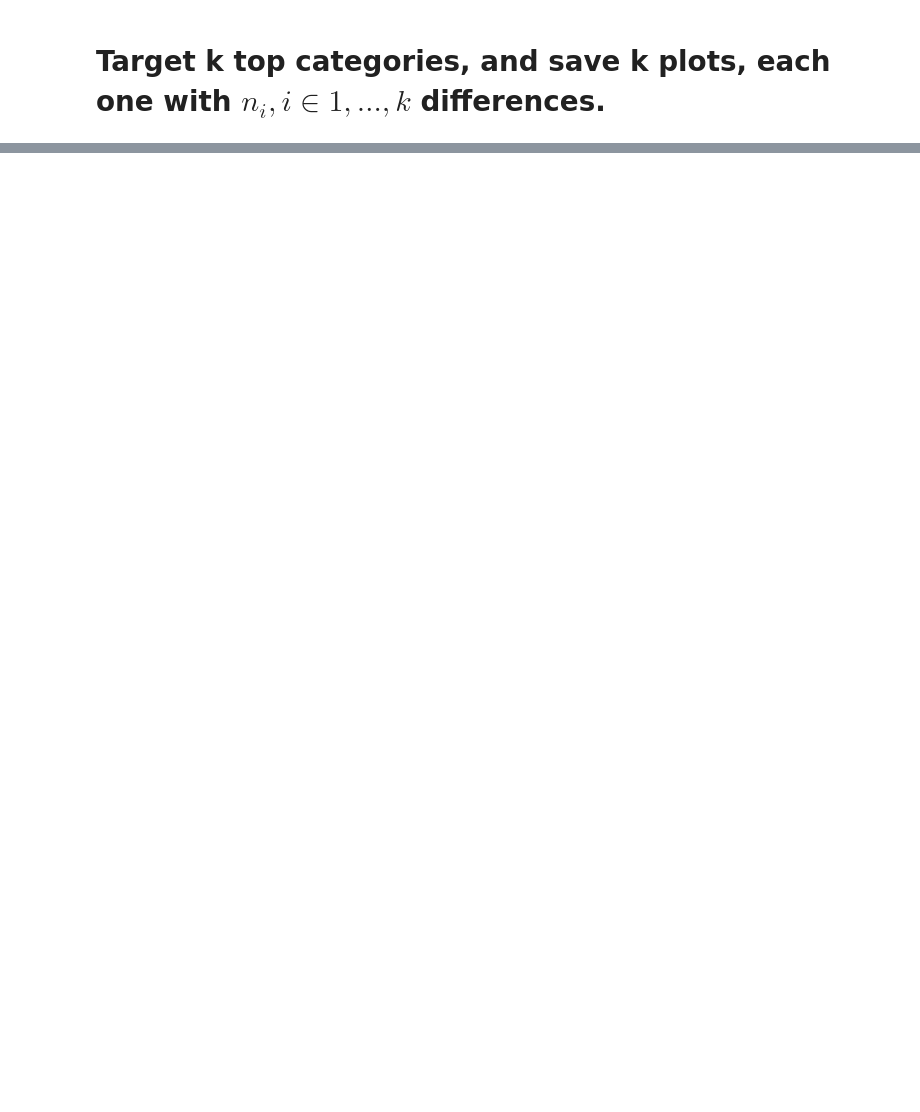
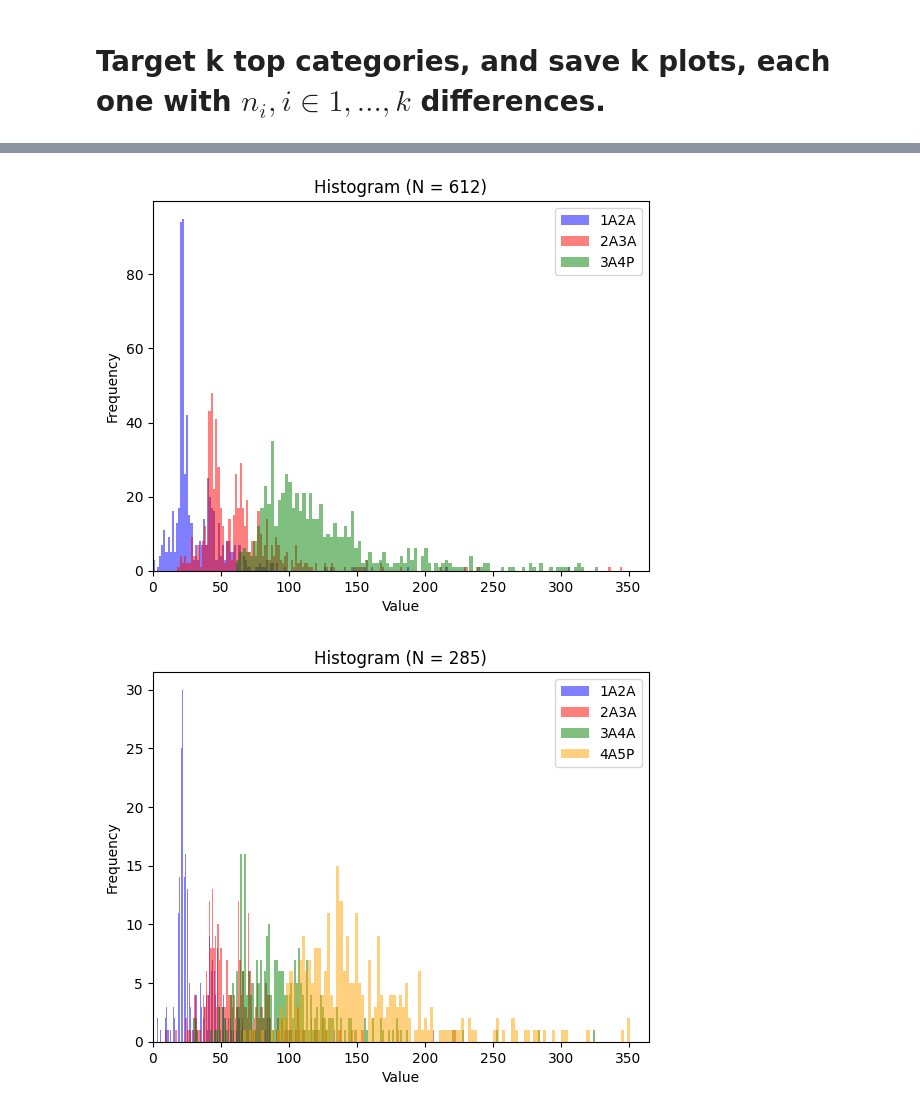
Before and after one commit to jagcha/JEPL, a Jupyter notebook: core/US25UW990JEPL.02.ipynb, the cells around one changed output, grey strips where cells are left out. Saved outputs shown, nothing was run; the diff lists cells and outputs as text; code cells hidden in the pictures; blank space fills up the shorter version.

```diff
--- a/core/US25UW990JEPL.02.ipynb
+++ b/core/US25UW990JEPL.02.ipynb
@@ -471,3 +469,0 @@ for k in td:
-# %%
-for i in []:
-    print(i)
@@ -473,0 +474,40 @@ for i in []:
+# %%
+trk = 0
+stp = 5
+td = {}
+for k in md2:
+    if 'P' not in k[:-1] and len(k) >= 8:
+        td[k] = copy.deepcopy(md2[k])
+        trk += 1
+        if trk == stp:
+            break
+for k in td:
+    if len(k) == 4:
+        continue
+    else:
+        for l in td[k]:
+            i=0
+            while i+1 <= len(l) - 1:
+                l[i+1] = l[i] + l[i+1]
+                i+=1
+for k in td:
+    for s in range(int(len(k)/2) - 1):
+        ls = 0 + 2*s
+        us = 4 + 2*s
+        nm = k[ls:us]
+        cl = myc[s]
+        v = []
+        for l in td[k]:
+            v += [l[s]]
+        plt.hist(v, bins=200, alpha=0.5, label=nm, color=cl)
+    # Finalize plot
+    plt.legend()
+    plt.title(f"Histogram (N = {len(v)})")
+    plt.xlabel("Value")
+    plt.ylabel("Frequency")
+    plt.xlim(0, 365)
+    plt.show()
+    plt.close()
+# %% [output]
+[figure, added]
+[figure, added]
```
Also changed, not shown: parts of 12 cells of this notebook, 2 other files.
